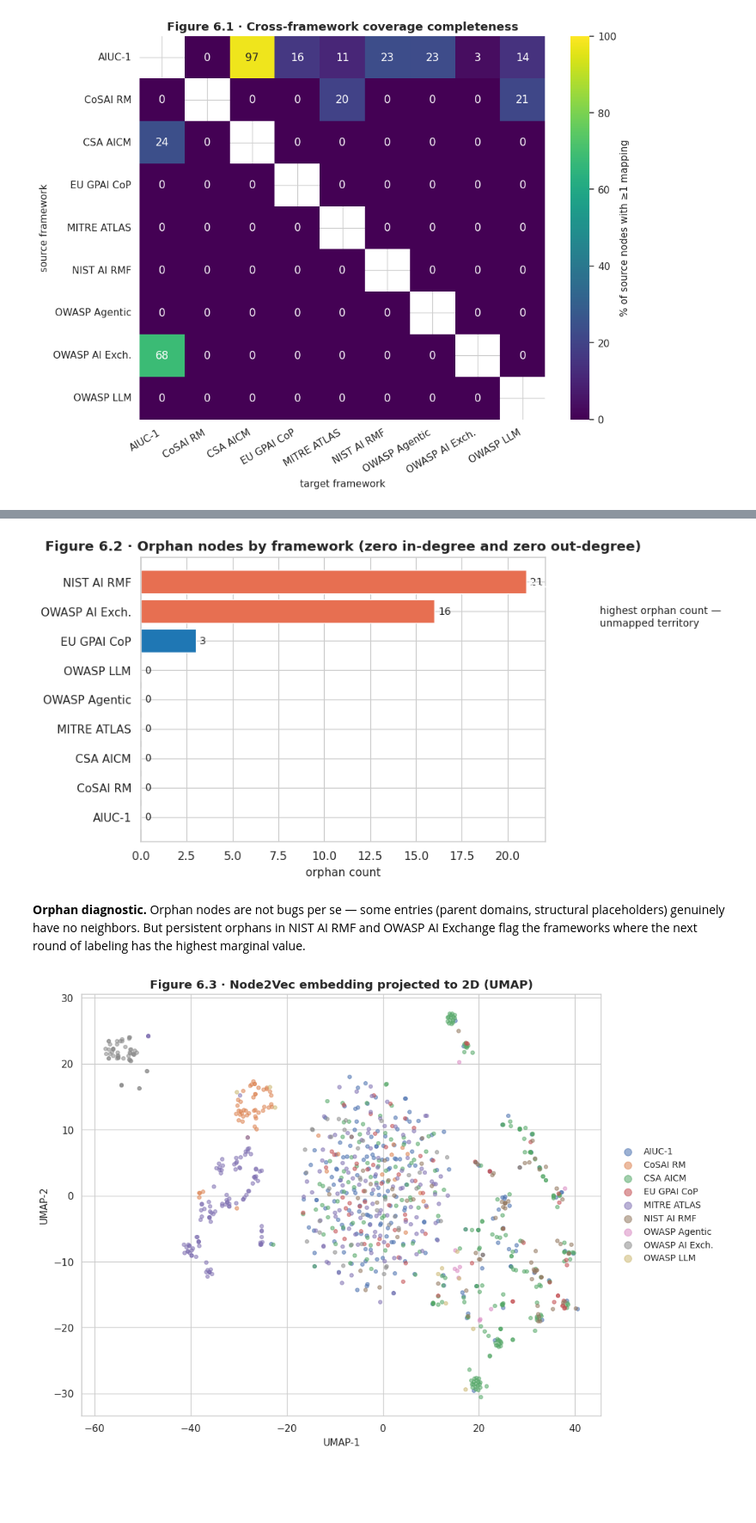
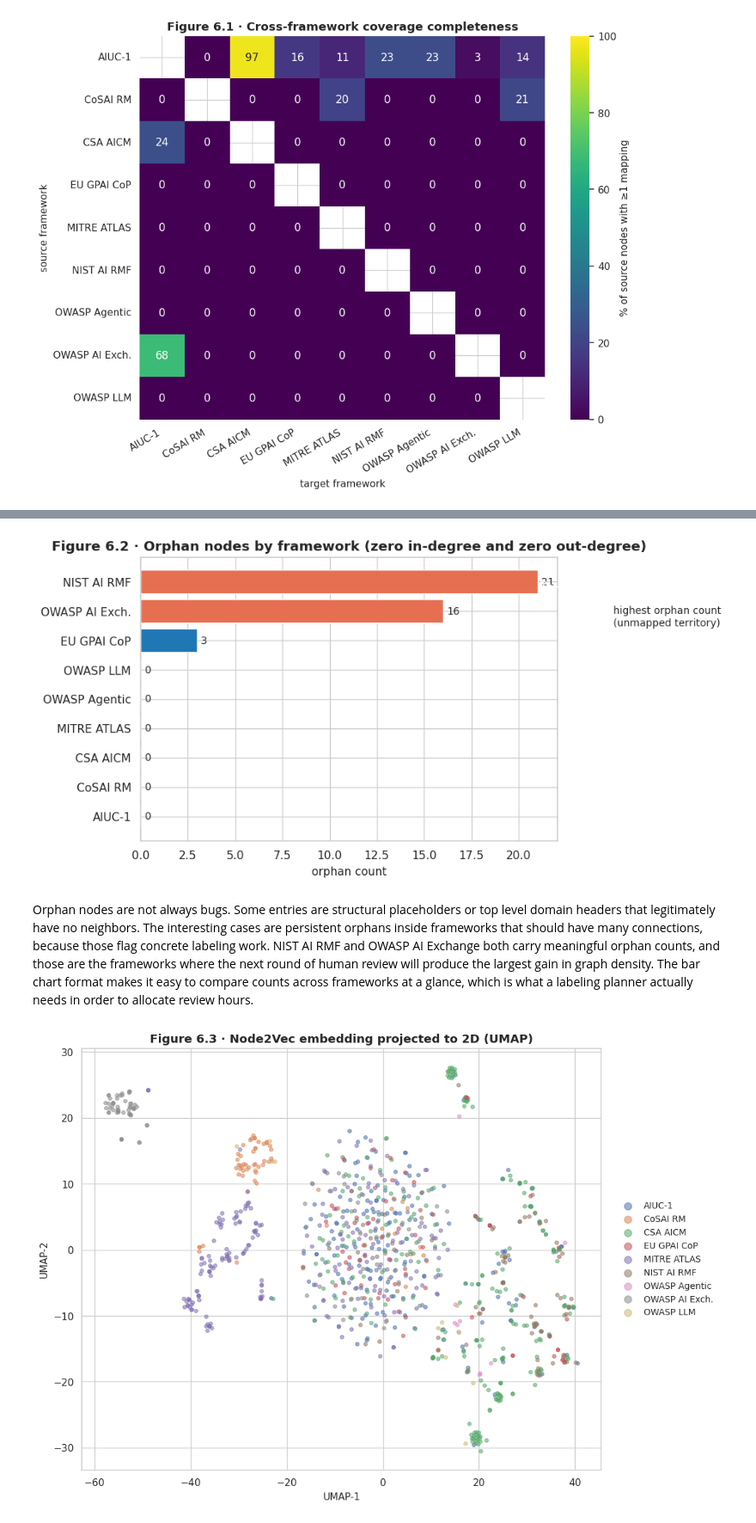
Before and after one commit to rocklambros/ai-security-framework-crosswalk, a Jupyter notebook: notebooks/project1_crosswalk_eda.ipynb, the cells around one changed output, grey strips where cells are left out. Shown at 86% size. Cells and saved outputs as stored; diff of their text form; code cells hidden in the pictures; blank space fills up the shorter version.

```diff
--- a/notebooks/project1_crosswalk_eda.ipynb
+++ b/notebooks/project1_crosswalk_eda.ipynb
@@ -509,40 +658,53 @@ plt.show()
 # %%
-# Figure 6.2 — orphan nodes per framework.
+# Figure 6.2. Orphan nodes by framework. An orphan is a node with zero
+# in-degree and zero out-degree in the directed graph, meaning it has no
+# neighbors at all. We compute degrees from the NetworkX object built in
+# section 2 rather than from the raw edges DataFrame, because NetworkX
+# handles the edge direction bookkeeping correctly.
 in_deg = dict(G.in_degree())
 out_deg = dict(G.out_degree())
+
+# Annotate every node with its in-degree and out-degree, then filter to the
+# nodes that have neither. Group by framework so we can see which framework
+# is contributing the most isolated nodes.
 orphans = nodes_df.assign(
     in_deg=nodes_df["node_id"].map(in_deg),
     out_deg=nodes_df["node_id"].map(out_deg),
 )
 orphan_per_fw = (
     orphans[(orphans["in_deg"] == 0) & (orphans["out_deg"] == 0)]
     .groupby("framework").size().reindex(FRAMEWORKS, fill_value=0)
     .sort_values(ascending=True)
 )
 
 fig, ax = plt.subplots(figsize=(9, 4.5))
+# Highlight the two frameworks where orphan counts are operationally
+# meaningful (NIST RMF and OWASP AI Exchange) by giving them a contrasting
+# color. The other frameworks share a single neutral color so the eye is
+# drawn to the highlighted bars first.
 colors = ["#e76f51" if PRETTY[f] in ("NIST AI RMF", "OWASP AI Exch.") else "#1f77b4"
           for f in orphan_per_fw.index]
 ax.barh([PRETTY[f] for f in orphan_per_fw.index], orphan_per_fw.values, color=colors)
 ax.set_title("Figure 6.2 · Orphan nodes by framework (zero in-degree and zero out-degree)")
 ax.set_xlabel("orphan count")
 for i, v in enumerate(orphan_per_fw.values):
     ax.text(v + 0.2, i, str(int(v)), va="center", fontsize=9)
 
-# annotate the largest orphan group
+# Annotate the bar with the largest count so the visual hierarchy points the
+# reader at the most actionable finding first.
 top = orphan_per_fw.idxmax()
 top_idx = list(orphan_per_fw.index).index(top)
 ax.annotate(
-    "highest orphan count —\nunmapped territory",
+    "highest orphan count\n(unmapped territory)",
     xy=(orphan_per_fw[top], top_idx),
-    xytext=(orphan_per_fw[top] + 4, top_idx - 1.5),
+    xytext=(orphan_per_fw[top] + 4, max(top_idx - 1.5, 0)),
     fontsize=9,
     arrowprops=dict(arrowstyle="->", lw=1.0),
 )
 plt.tight_layout()
 plt.show()
 # %% [output]
-[figure, old version]
+[figure, new version]
-# %% [markdown]
-**Orphan diagnostic.** Orphan nodes are not bugs per se — some entries (parent domains, structural placeholders) genuinely have no neighbors. But persistent orphans in NIST AI RMF and OWASP AI Exchange flag the frameworks where the next round of labeling has the highest marginal value.
+# %% [markdown]
+Orphan nodes are not always bugs. Some entries are structural placeholders or top level domain headers that legitimately have no neighbors. The interesting cases are persistent orphans inside frameworks that should have many connections, because those flag concrete labeling work. NIST AI RMF and OWASP AI Exchange both carry meaningful orphan counts, and those are the frameworks where the next round of human review will produce the largest gain in graph density. The bar chart format makes it easy to compare counts across frameworks at a glance, which is what a labeling planner actually needs in order to allocate review hours.
 # %%
```
Also changed, not shown: parts of 49 cells of this notebook, 3 other files.
